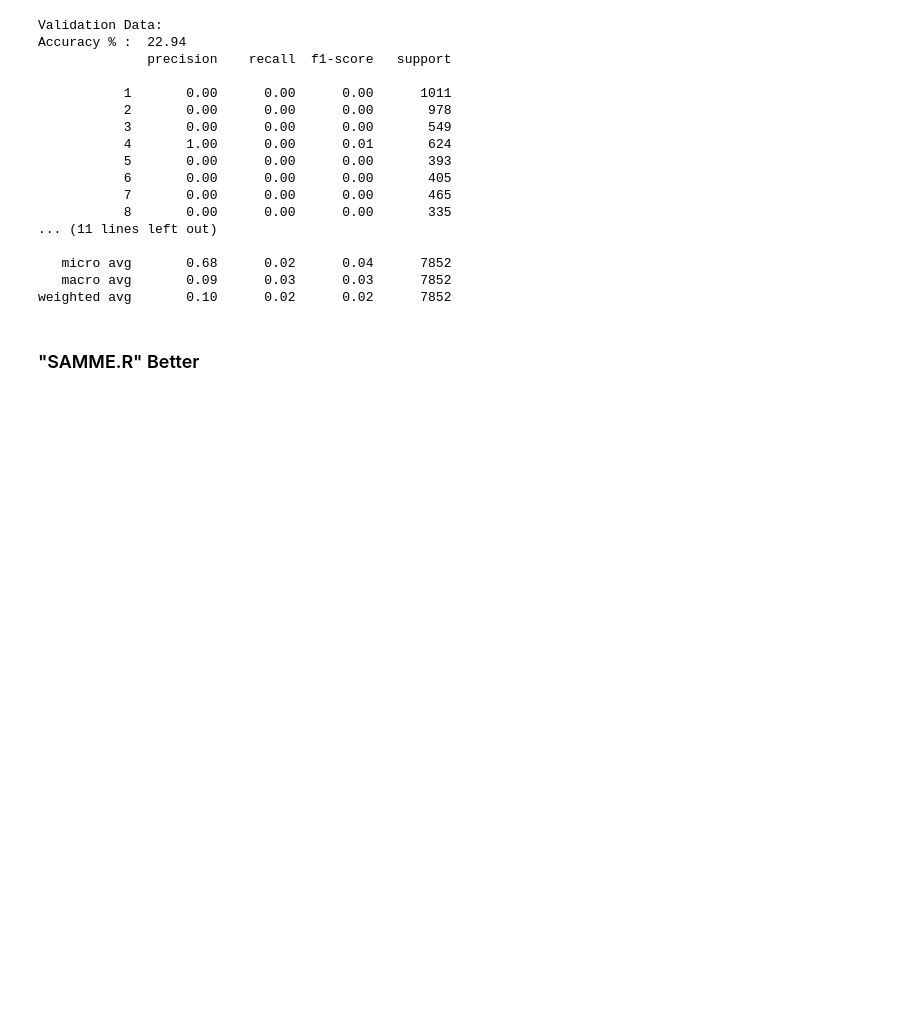
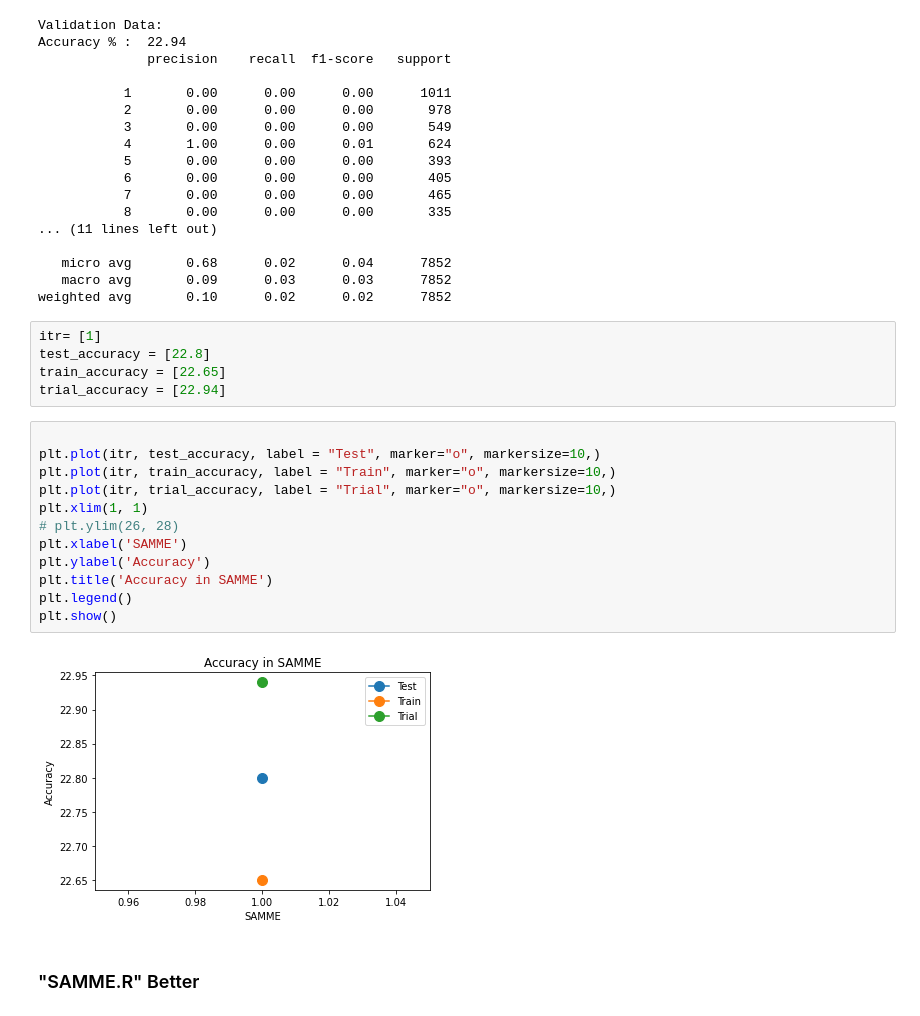
Before and after one commit to Karanjot-singh/Making-Emojis-More-Predictable, a Jupyter notebook: src/finalModels/AdaBoost/Adaboost_WE.ipynb, the cells around one changed output. Drawn from its saved outputs; the diff is of its cells as text; blank space fills up the shorter version.

```diff
--- a/src/finalModels/AdaBoost/Adaboost_WE.ipynb
+++ b/src/finalModels/AdaBoost/Adaboost_WE.ipynb
@@ -501,6 +501,25 @@ Accuracy % :  22.94
    micro avg       0.68      0.02      0.04      7852
    macro avg       0.09      0.03      0.03      7852
 weighted avg       0.10      0.02      0.02      7852
+# %%
+itr= [1]
+test_accuracy = [22.8]
+train_accuracy = [22.65]
+trial_accuracy = [22.94]
+# %%
+
+plt.plot(itr, test_accuracy, label = "Test", marker="o", markersize=10,)
+plt.plot(itr, train_accuracy, label = "Train", marker="o", markersize=10,)
+plt.plot(itr, trial_accuracy, label = "Trial", marker="o", markersize=10,)
+plt.xlim(1, 1)
+# plt.ylim(26, 28)
+plt.xlabel('SAMME')
+plt.ylabel('Accuracy')
+plt.title('Accuracy in SAMME')
+plt.legend()
+plt.show()
+# %% [output]
+[figure, added]
 # %% [markdown]
 ### "SAMME.R" Better
 # %%
```
Also changed, not shown: parts of 1 cell of this notebook, 1 other file.
